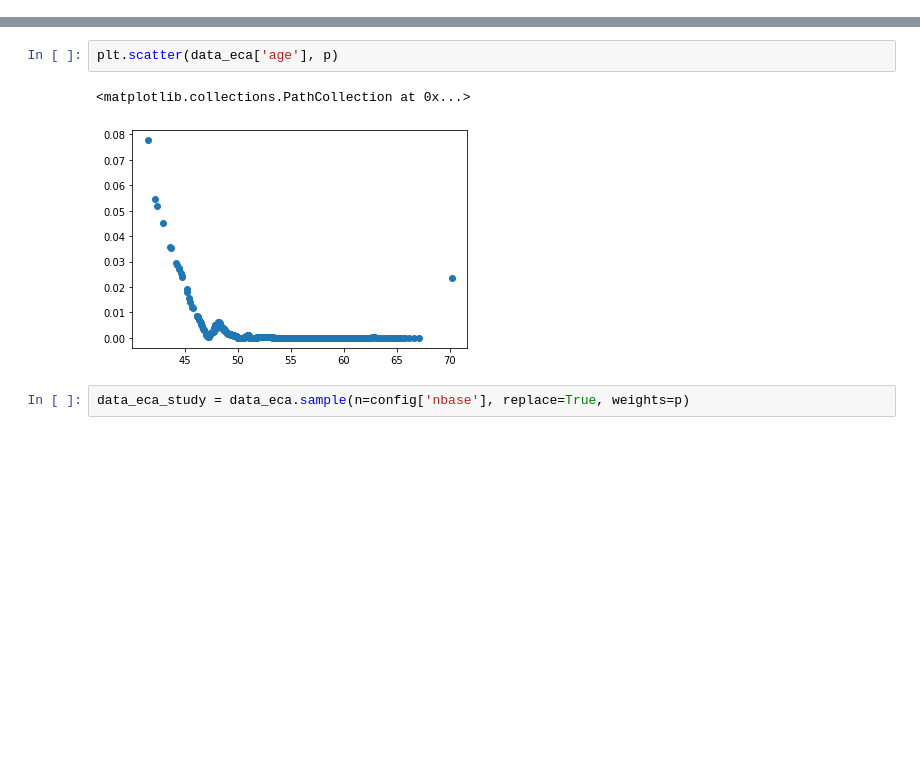
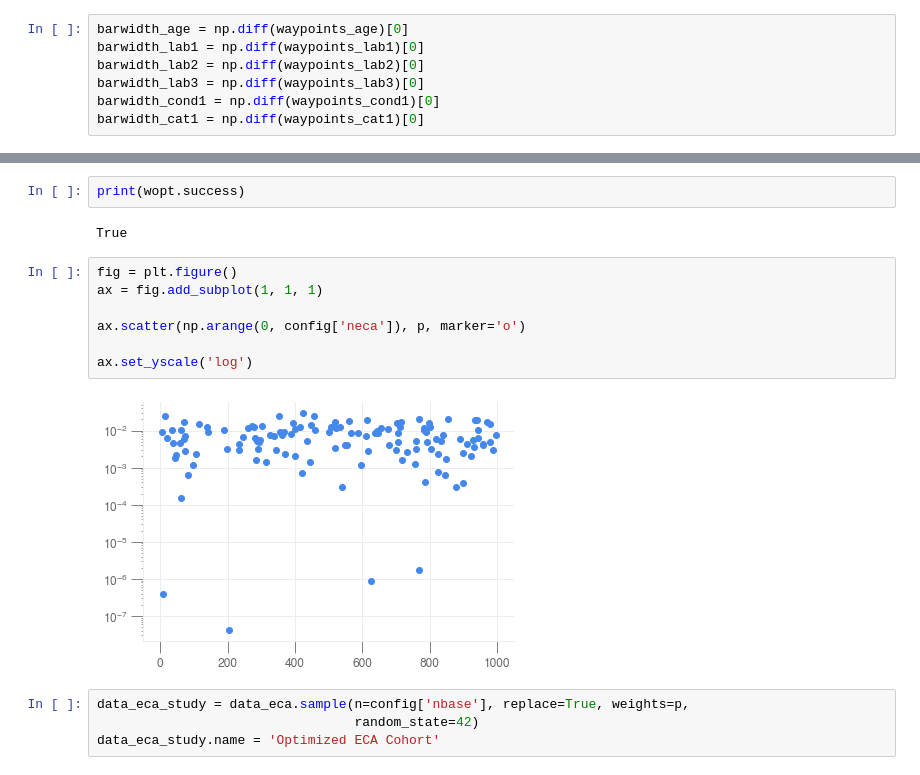
Before and after one commit to csrinesh/balance_cohort, a Jupyter notebook: cohortbalancer.ipynb, the cells around one changed output, grey strips where cells are left out. Cells and saved outputs as stored; diff of their text form; blank space fills up the shorter version.

```diff
--- a/cohortbalancer.ipynb
+++ b/cohortbalancer.ipynb
@@ -64,0 +143,7 @@ waypoints = np.linspace(a, b, 100)
+# %%
+barwidth_age = np.diff(waypoints_age)[0]
+barwidth_lab1 = np.diff(waypoints_lab1)[0]
+barwidth_lab2 = np.diff(waypoints_lab2)[0]
+barwidth_lab3 = np.diff(waypoints_lab3)[0]
+barwidth_cond1 = np.diff(waypoints_cond1)[0]
+barwidth_cat1 = np.diff(waypoints_cat1)[0]
@@ -93,8 +226,18 @@ Wall time: 1min 19s
-# %%
-plt.scatter(data_eca['age'], p)
-# %% [output]
-<matplotlib.collections.PathCollection at 0x...>
-[figure, removed]
+# %%
+print(wopt.success)
+# %% [output]
+True
+# %%
+fig = plt.figure()
+ax = fig.add_subplot(1, 1, 1)
+
+ax.scatter(np.arange(0, config['neca']), p, marker='o')
+
+ax.set_yscale('log')
+# %% [output]
+[figure, added]
 # %%
-data_eca_study = data_eca.sample(n=config['nbase'], replace=True, weights=p)
+data_eca_study = data_eca.sample(n=config['nbase'], replace=True, weights=p,
+                                 random_state=42)
+data_eca_study.name = 'Optimized ECA Cohort'
 # %%
```
Also changed, not shown: parts of 27 cells of this notebook.
